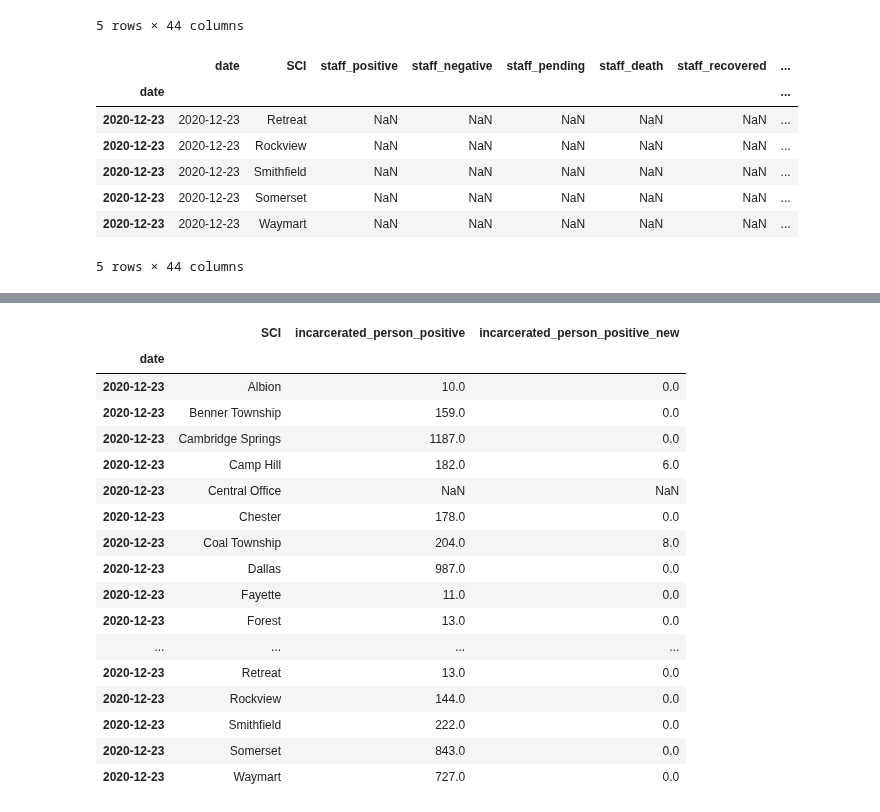
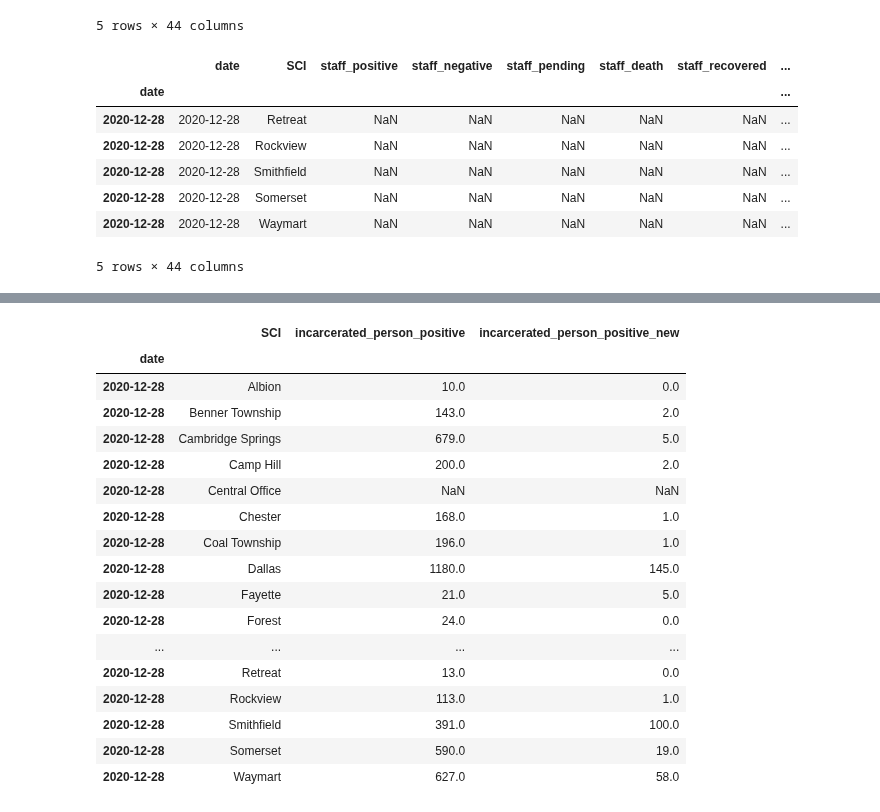
Before and after one commit to jmparelman/PA-SCI_COVID19, a Jupyter notebook: notebooks/Selenium_scraper.ipynb, the cells around one changed output, grey strips where cells are left out. Cells and saved outputs as stored; diff of their text form; code cells hidden in the pictures.

```diff
--- a/notebooks/Selenium_scraper.ipynb
+++ b/notebooks/Selenium_scraper.ipynb
@@ -164,7 +164,7 @@ while not done:
         print(E)
         pass
 # %%
-date='12/23/2020'
+date='12/28/2020'
 # %%
 driver.execute_script(f"document.querySelector('[title=\"{date}\"]').click()")
 # %%
@@ -526,11 +526,11 @@ new2_df.tail()
 # %% [output]
 |  | date | SCI | staff_positive | staff_negative | staff_pending | staff_death | staff_recovered | ... |
 | date |  |  |  |  |  |  |  | ... |
-| 2020-12-23 | 2020-12-23 | Retreat | NaN | NaN | NaN | NaN | NaN | ... |
-| 2020-12-23 | 2020-12-23 | Rockview | NaN | NaN | NaN | NaN | NaN | ... |
-| 2020-12-23 | 2020-12-23 | Smithfield | NaN | NaN | NaN | NaN | NaN | ... |
-| 2020-12-23 | 2020-12-23 | Somerset | NaN | NaN | NaN | NaN | NaN | ... |
-| 2020-12-23 | 2020-12-23 | Waymart | NaN | NaN | NaN | NaN | NaN | ... |
+| 2020-12-28 | 2020-12-28 | Retreat | NaN | NaN | NaN | NaN | NaN | ... |
+| 2020-12-28 | 2020-12-28 | Rockview | NaN | NaN | NaN | NaN | NaN | ... |
+| 2020-12-28 | 2020-12-28 | Smithfield | NaN | NaN | NaN | NaN | NaN | ... |
+| 2020-12-28 | 2020-12-28 | Somerset | NaN | NaN | NaN | NaN | NaN | ... |
+| 2020-12-28 | 2020-12-28 | Waymart | NaN | NaN | NaN | NaN | NaN | ... |
 5 rows × 44 columns
 # %%
 new2_df.to_csv('/Users/mattodonnell/Downloads/PA_DOC_testing_data_SCRAPED.csv')
@@ -556,23 +556,23 @@ Index(['date', 'SCI', 'staff_positive', 'staff_negative', 'staff_pending',
        'test_symptomatic_positive_new', 'test_miscellaneous_new'],
       dtype='object')
 # %%
-new2_df.loc['2020-12-23'][['SCI','incarcerated_person_positive','incarcerated_person_positive_new']]
+new2_df.loc['2020-12-28'][['SCI','incarcerated_person_positive','incarcerated_person_positive_new']]
 # %% [output]
 |  | SCI | incarcerated_person_positive | incarcerated_person_positive_new |
 | date |  |  |  |
-| 2020-12-23 | Albion | 10.0 | 0.0 |
-| 2020-12-23 | Benner Township | 159.0 | 0.0 |
-| 2020-12-23 | Cambridge Springs | 1187.0 | 0.0 |
-| 2020-12-23 | Camp Hill | 182.0 | 6.0 |
-| 2020-12-23 | Central Office | NaN | NaN |
-| 2020-12-23 | Chester | 178.0 | 0.0 |
-| 2020-12-23 | Coal Township | 204.0 | 8.0 |
-| 2020-12-23 | Dallas | 987.0 | 0.0 |
-| 2020-12-23 | Fayette | 11.0 | 0.0 |
-| 2020-12-23 | Forest | 13.0 | 0.0 |
+| 2020-12-28 | Albion | 10.0 | 0.0 |
+| 2020-12-28 | Benner Township | 143.0 | 2.0 |
+| 2020-12-28 | Cambridge Springs | 679.0 | 5.0 |
+| 2020-12-28 | Camp Hill | 200.0 | 2.0 |
+| 2020-12-28 | Central Office | NaN | NaN |
+| 2020-12-28 | Chester | 168.0 | 1.0 |
+| 2020-12-28 | Coal Township | 196.0 | 1.0 |
+| 2020-12-28 | Dallas | 1180.0 | 145.0 |
+| 2020-12-28 | Fayette | 21.0 | 5.0 |
+| 2020-12-28 | Forest | 24.0 | 0.0 |
 | ... | ... | ... | ... |
-| 2020-12-23 | Retreat | 13.0 | 0.0 |
-| 2020-12-23 | Rockview | 144.0 | 0.0 |
-| 2020-12-23 | Smithfield | 222.0 | 0.0 |
-| 2020-12-23 | Somerset | 843.0 | 0.0 |
-| 2020-12-23 | Waymart | 727.0 | 0.0 |
+| 2020-12-28 | Retreat | 13.0 | 0.0 |
+| 2020-12-28 | Rockview | 113.0 | 1.0 |
+| 2020-12-28 | Smithfield | 391.0 | 100.0 |
+| 2020-12-28 | Somerset | 590.0 | 19.0 |
+| 2020-12-28 | Waymart | 627.0 | 58.0 |
```
Also changed, not shown: parts of 6 cells of this notebook.
